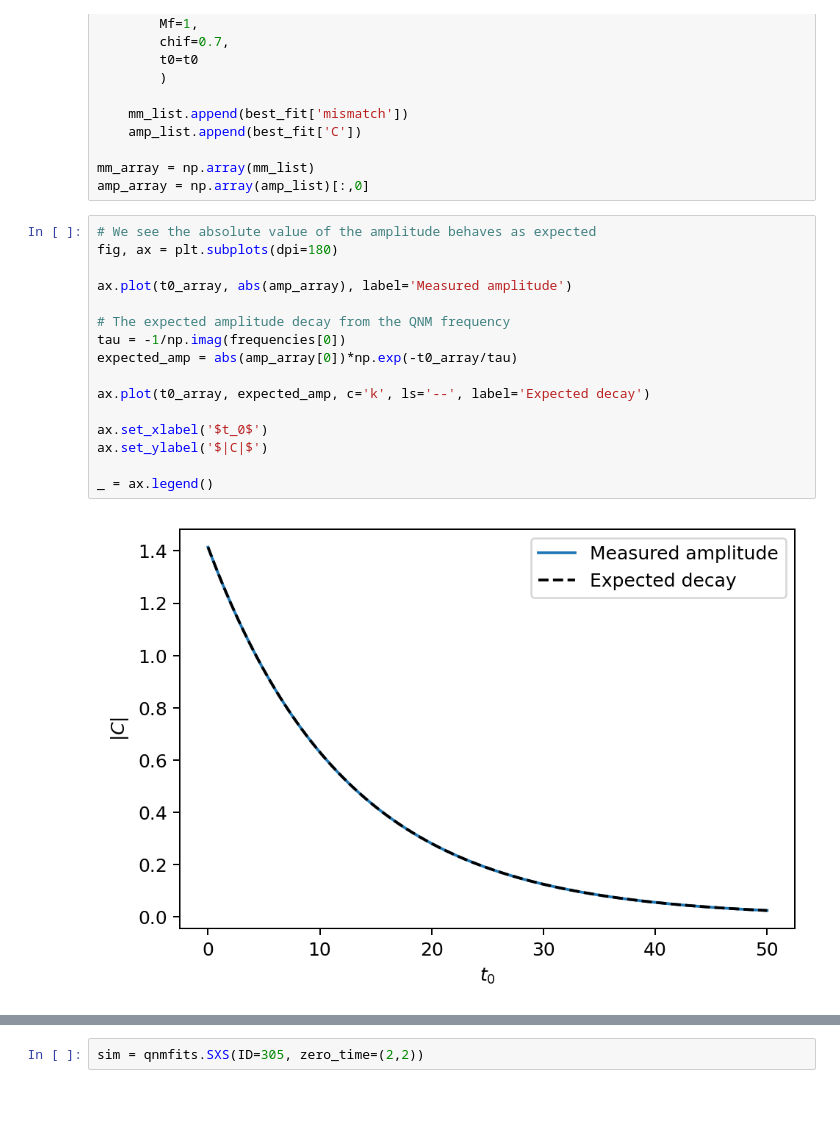
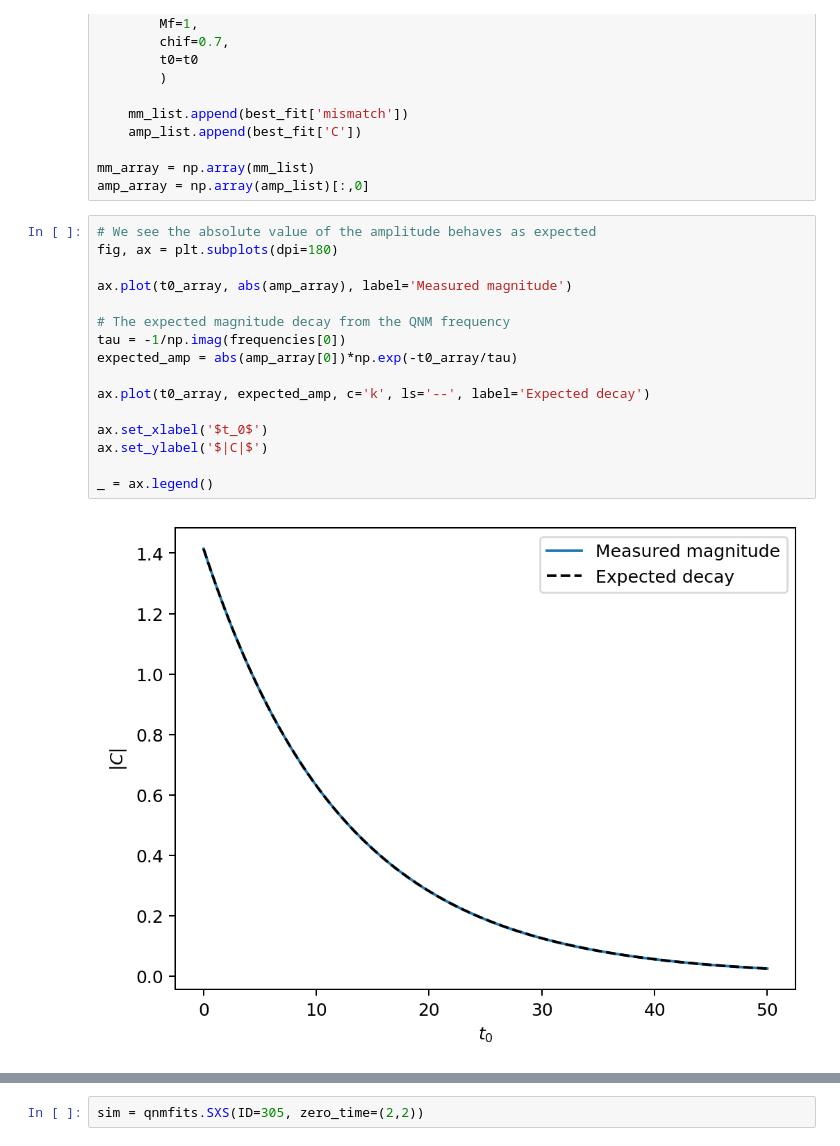
Before and after one commit to eliotfinch/qnmfits, a Jupyter notebook: examples/correcting_measured_amplitude.ipynb, the cells around one changed output, grey strips where cells are left out. Cells and saved outputs as stored; diff of their text form; blank space fills up the shorter version.

Commit message:
Update correcting_measured_amplitudes.ipynb

```diff
--- a/examples/correcting_measured_amplitude.ipynb
+++ b/examples/correcting_measured_amplitude.ipynb
@@ -80,21 +80,21 @@ amp_array = np.array(amp_list)[:,0]
 # %%
 # We see the absolute value of the amplitude behaves as expected
 fig, ax = plt.subplots(dpi=180)
 
-ax.plot(t0_array, abs(amp_array), label='Measured amplitude')
+ax.plot(t0_array, abs(amp_array), label='Measured magnitude')
 
-# The expected amplitude decay from the QNM frequency
+# The expected magnitude decay from the QNM frequency
 tau = -1/np.imag(frequencies[0])
 expected_amp = abs(amp_array[0])*np.exp(-t0_array/tau)
 
 ax.plot(t0_array, expected_amp, c='k', ls='--', label='Expected decay')
 
 ax.set_xlabel('$t_0$')
 ax.set_ylabel('$|C|$')
 
 _ = ax.legend()
 # %% [output]
-[figure, old version]
+[figure, new version]
 # %%
 # And in the complex plane the amplitude spirals - the measured phase is
 # always changing
```
Also changed, not shown: parts of 9 cells of this notebook.
